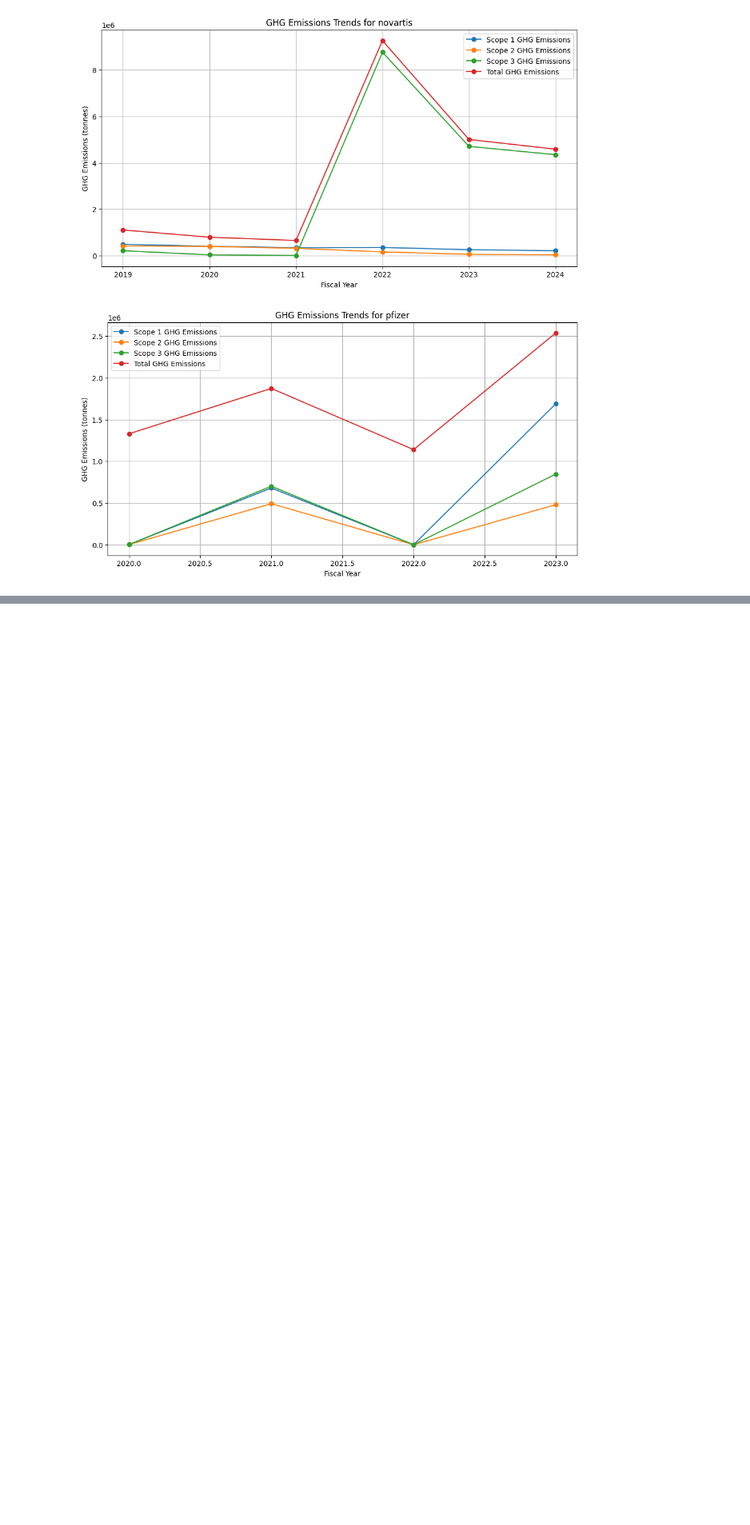
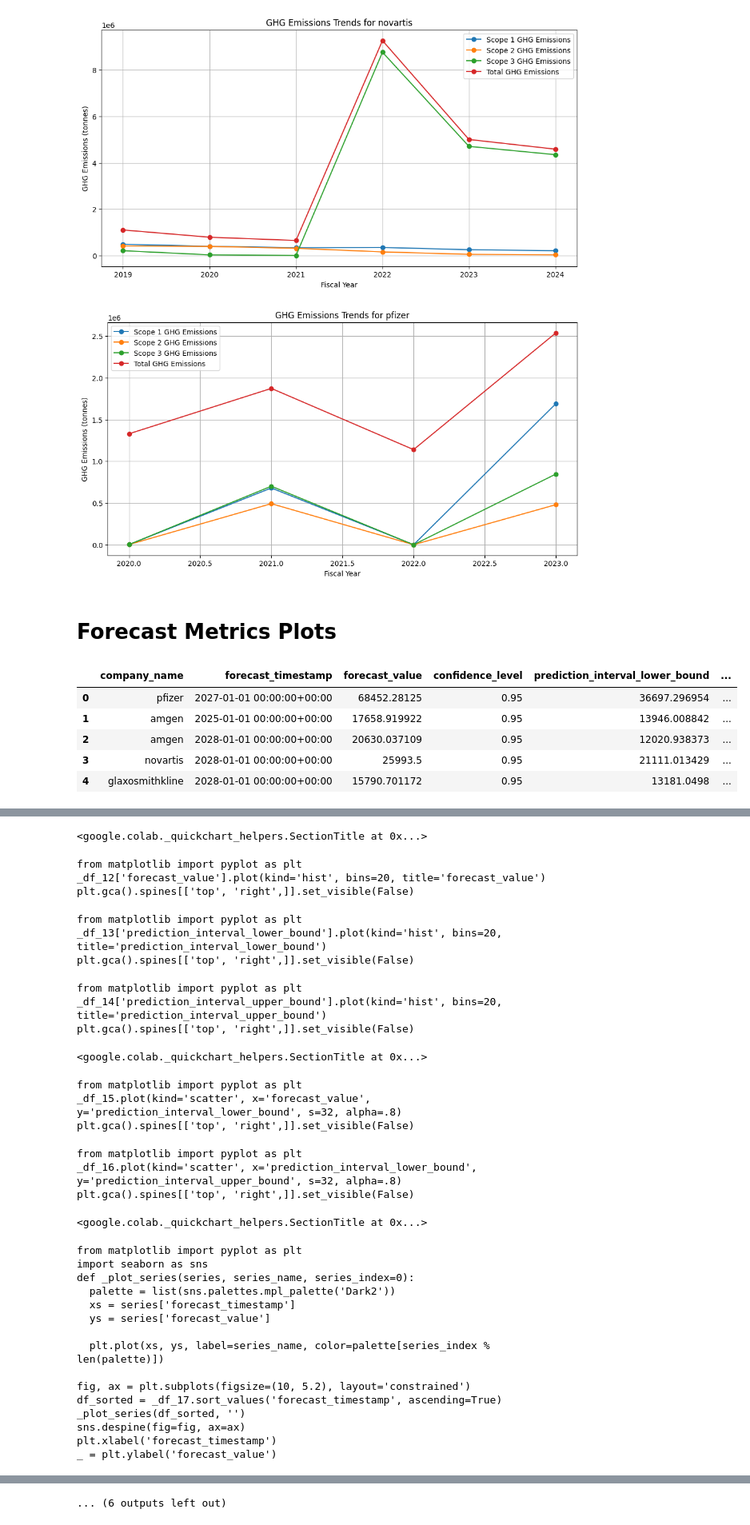
Before and after one commit to intellitrend-global/google_hackathon_bq_ai, a Jupyter notebook: process_reports.ipynb, the cells around one changed output, grey strips where cells are left out. Shown at 80% size. Cells and saved outputs as stored; diff of their text form; code cells hidden in the pictures; blank space fills up the shorter version.

```diff
--- a/process_reports.ipynb
+++ b/process_reports.ipynb
@@ -1057,3 +1057,23 @@ for company in companies_esg:
 [figure]
 [figure]
 [figure]
+# %% [markdown]
+# Forecast Metrics Plots
+# %%
+forecast_metrics_sql1 = f"""
+SELECT *
+FROM `{QUALIFIED_FORECAST_TABLE_ID}`
+"""
+df_forecast_metrics = bpd.read_gbq(forecast_metrics_sql1)
+
+#df_metrics = bpd.read_gbq(f"{QUALIFIED_METRICS_TABLE_ID}")
+# Create the dataset
+dff = df_forecast_metrics.to_pandas()
+dff.head()
+# %% [output]
+|  | company_name | forecast_timestamp | forecast_value | confidence_level | prediction_interval_lower_bound | ... |
+| 0 | pfizer | 2027-01-01 00:00:00+00:00 | 68452.28125 | 0.95 | 36697.296954 | ... |
+| 1 | amgen | 2025-01-01 00:00:00+00:00 | 17658.919922 | 0.95 | 13946.008842 | ... |
+| 2 | amgen | 2028-01-01 00:00:00+00:00 | 20630.037109 | 0.95 | 12020.938373 | ... |
+| 3 | novartis | 2028-01-01 00:00:00+00:00 | 25993.5 | 0.95 | 21111.013429 | ... |
+| 4 | glaxosmithkline | 2028-01-01 00:00:00+00:00 | 15790.701172 | 0.95 | 13181.0498 | ... |
@@ -1059,0 +1081,33 @@ for company in companies_esg:
+<google.colab._quickchart_helpers.SectionTitle at 0x...>
+from matplotlib import pyplot as plt
+_df_12['forecast_value'].plot(kind='hist', bins=20, title='forecast_value')
+plt.gca().spines[['top', 'right',]].set_visible(False)
+from matplotlib import pyplot as plt
+_df_13['prediction_interval_lower_bound'].plot(kind='hist', bins=20, title='prediction_interval_lower_bound')
+plt.gca().spines[['top', 'right',]].set_visible(False)
+from matplotlib import pyplot as plt
+_df_14['prediction_interval_upper_bound'].plot(kind='hist', bins=20, title='prediction_interval_upper_bound')
+plt.gca().spines[['top', 'right',]].set_visible(False)
+<google.colab._quickchart_helpers.SectionTitle at 0x...>
+from matplotlib import pyplot as plt
+_df_15.plot(kind='scatter', x='forecast_value', y='prediction_interval_lower_bound', s=32, alpha=.8)
+plt.gca().spines[['top', 'right',]].set_visible(False)
+from matplotlib import pyplot as plt
+_df_16.plot(kind='scatter', x='prediction_interval_lower_bound', y='prediction_interval_upper_bound', s=32, alpha=.8)
+plt.gca().spines[['top', 'right',]].set_visible(False)
+<google.colab._quickchart_helpers.SectionTitle at 0x...>
+from matplotlib import pyplot as plt
+import seaborn as sns
+def _plot_series(series, series_name, series_index=0):
+  palette = list(sns.palettes.mpl_palette('Dark2'))
+  xs = series['forecast_timestamp']
+  ys = series['forecast_value']
+
+  plt.plot(xs, ys, label=series_name, color=palette[series_index % len(palette)])
+
+fig, ax = plt.subplots(figsize=(10, 5.2), layout='constrained')
+df_sorted = _df_17.sort_values('forecast_timestamp', ascending=True)
+_plot_series(df_sorted, '')
+sns.despine(fig=fig, ax=ax)
+plt.xlabel('forecast_timestamp')
+_ = plt.ylabel('forecast_value')
@@ -1059,0 +1129 @@ for company in companies_esg:
+... (6 outputs left out)
```
Also changed, not shown: parts of 2 cells of this notebook.
